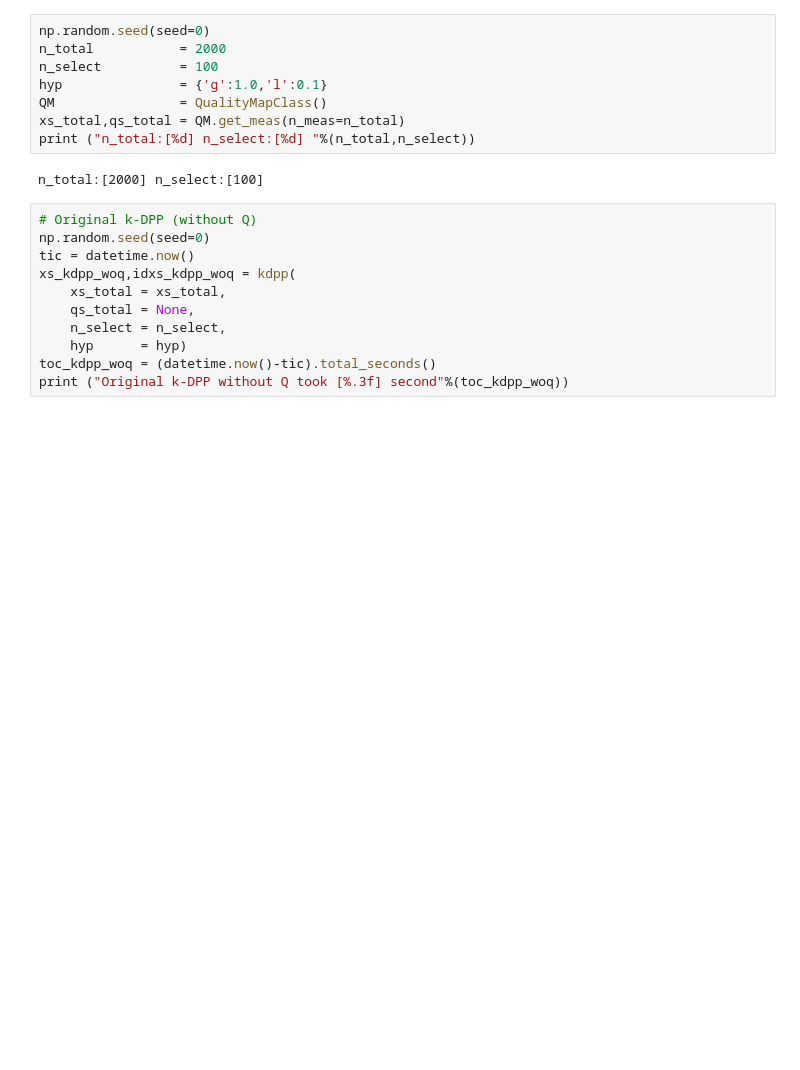
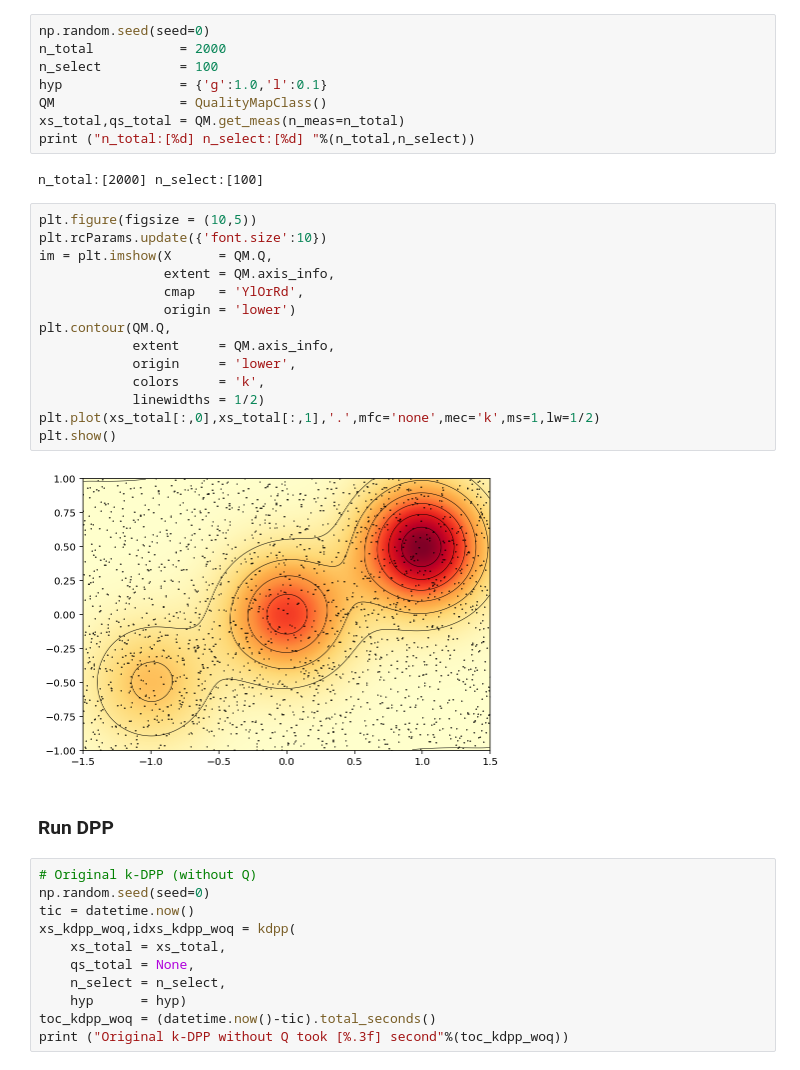
Before and after one commit to sjchoi86/gentle-dpp, a Jupyter notebook: code/demo_tikdpp.ipynb, the cells around one changed output. Drawn from its saved outputs; the diff is of its cells as text; blank space fills up the shorter version.

Commit message:
plot modified

```diff
--- a/code/demo_tikdpp.ipynb
+++ b/code/demo_tikdpp.ipynb
@@ -22,6 +22,24 @@ xs_total,qs_total = QM.get_meas(n_meas=n_total)
 print ("n_total:[%d] n_select:[%d] "%(n_total,n_select))
 # %% [output]
 n_total:[2000] n_select:[100]
+# %%
+plt.figure(figsize = (10,5))
+plt.rcParams.update({'font.size':10})
+im = plt.imshow(X      = QM.Q,
+                extent = QM.axis_info,
+                cmap   = 'YlOrRd',
+                origin = 'lower')
+plt.contour(QM.Q,
+            extent     = QM.axis_info,
+            origin     = 'lower',
+            colors     = 'k',
+            linewidths = 1/2)
+plt.plot(xs_total[:,0],xs_total[:,1],'.',mfc='none',mec='k',ms=1,lw=1/2)
+plt.show()
+# %% [output]
+[figure, added]
+# %% [markdown]
+### Run DPP
 # %%
 # Original k-DPP (without Q)
 np.random.seed(seed=0)
```
Also changed, not shown: parts of 1 cell of this notebook, 1 other file.
